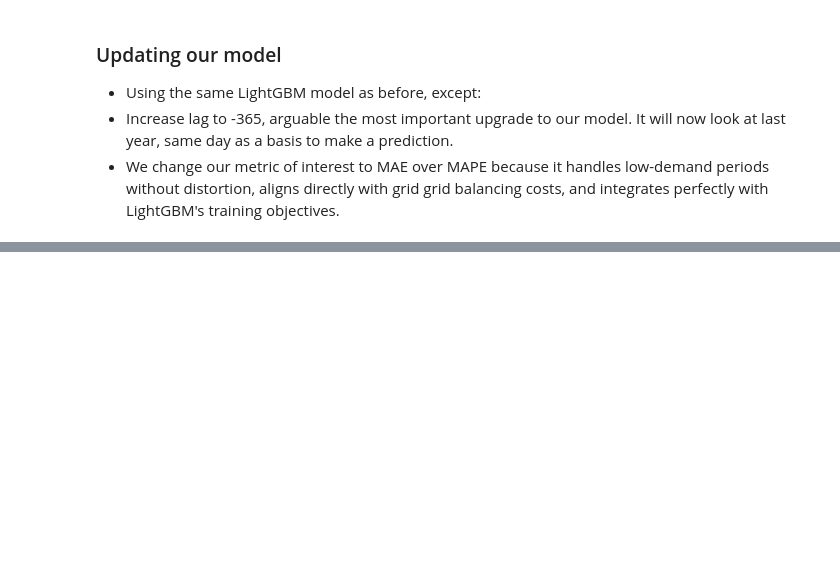
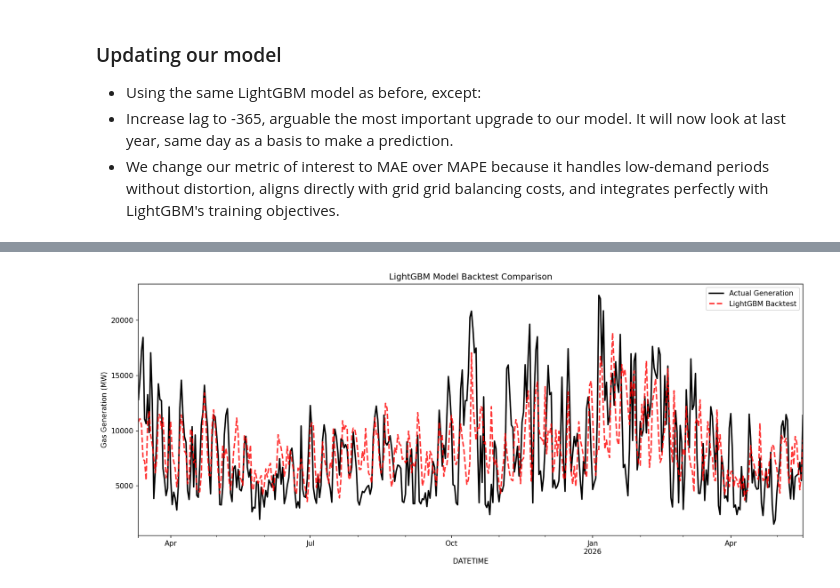
Before and after one commit to conner-sudo/gas_generation_lightGBM_forecast, a Jupyter notebook: gas_generation_forecast.ipynb, the cells around one changed output, grey strips where cells are left out. Saved outputs shown, nothing was run; the diff lists cells and outputs as text; code cells hidden in the pictures; blank space fills up the shorter version.

Commit message:
Updated model

```diff
--- a/gas_generation_forecast.ipynb
+++ b/gas_generation_forecast.ipynb
@@ -24,7 +30,7 @@ Our first step is to establish a connection to the NESO API to fetch our target
 # %%
 # Parameters
 FORECAST_DAYS = 7 # 7 days ahead
-LOOK_BACK = 365*2 # 2 years back
+LOOK_BACK = 365*4 # 4 years back
 # %%
 
 RESOURCE_ID = "f93d1835-75bc-43e5-84ad-12472b180a98"
@@ -603,23 +603,30 @@ train_generation_mix, val_generation_mix = generation_mix_ts.split_before(split_
 LightGBM_model = LightGBMModel(
     lags=[-1, -2, -7, -14, -28, -365],
     lags_future_covariates=[0, -1, -2],
-    lags_past_covariates=[-1, -2, -7],
-    num_leaves=15,
-    n_estimators=100,
-    learning_rate=0.05,
-    min_child_samples=20,
+    lags_past_covariates=[-1, -2, -7, -28, -365],
+    num_leaves=31,
+    n_estimators=300,
+    learning_rate=0.03,
+    min_child_samples=10,
     output_chunk_length=FORECAST_DAYS
 )
 
+# Train on log-transformed target, capped at train_cutoff to prevent leakage
 LightGBM_model.fit(
-    series=train_target,
-    past_covariates=train_generation_mix,
-    future_covariates=all_covariates)
+    series=full_series_log.drop_after(train_cutoff),
+    past_covariates=generation_mix_ts.drop_after(train_cutoff),
+    future_covariates=all_covariates
+)
 
+# Predict and inverse-transform back to MW scale for evaluation
 pred = LightGBM_model.predict(
     n=FORECAST_DAYS,
-    series=train_target,
+    series=train_target_log,
     future_covariates=all_covariates,
     past_covariates=train_generation_mix
-    )
+).map(np.expm1)
+
+print(f'MAE:  {mae(val_target, pred):.2f} MW')
+print(f'MAPE: {mape(val_target, pred):.2f}%')
+print(f'RMSE: {rmse(val_target, pred):.2f} MW')
 # %% [output]
@@ -703,0 +741,15 @@ In a modern decarbonizing grid, gas assets act as critical fast-cycling peaking
+# %%
+# Concatenate individual window predictions into one series for plotting
+historical_preds_concat = concatenate(historical_preds_mw)
+actuals_plot = actuals_mw.slice_intersect(historical_preds_concat)
+
+plt.figure(figsize=(14, 6), dpi=150)
+actuals_plot.plot(label='Actual Generation', color='black')
+historical_preds_concat.plot(label='LightGBM Backtest', color='red', linestyle='--', alpha=0.8)
+plt.title('LightGBM Model Backtest Comparison')
+plt.ylabel('Gas Generation (MW)')
+plt.legend()
+plt.tight_layout()
+plt.show()
+# %% [output]
+[figure, added]
```
Also changed, not shown: parts of 18 cells of this notebook.
